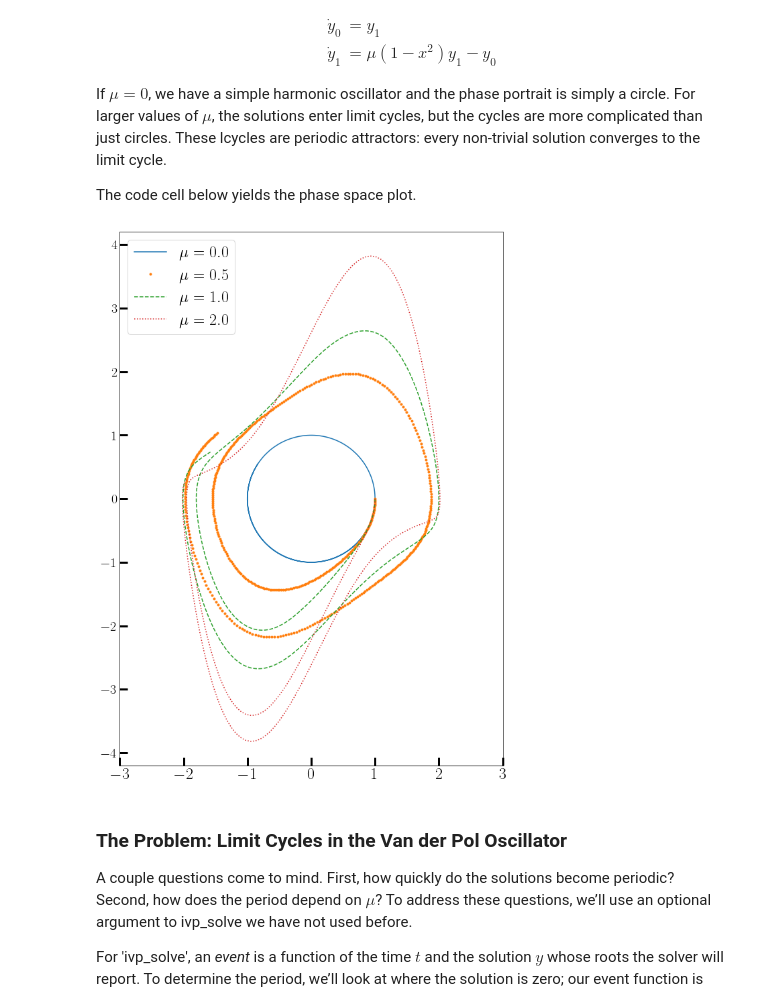
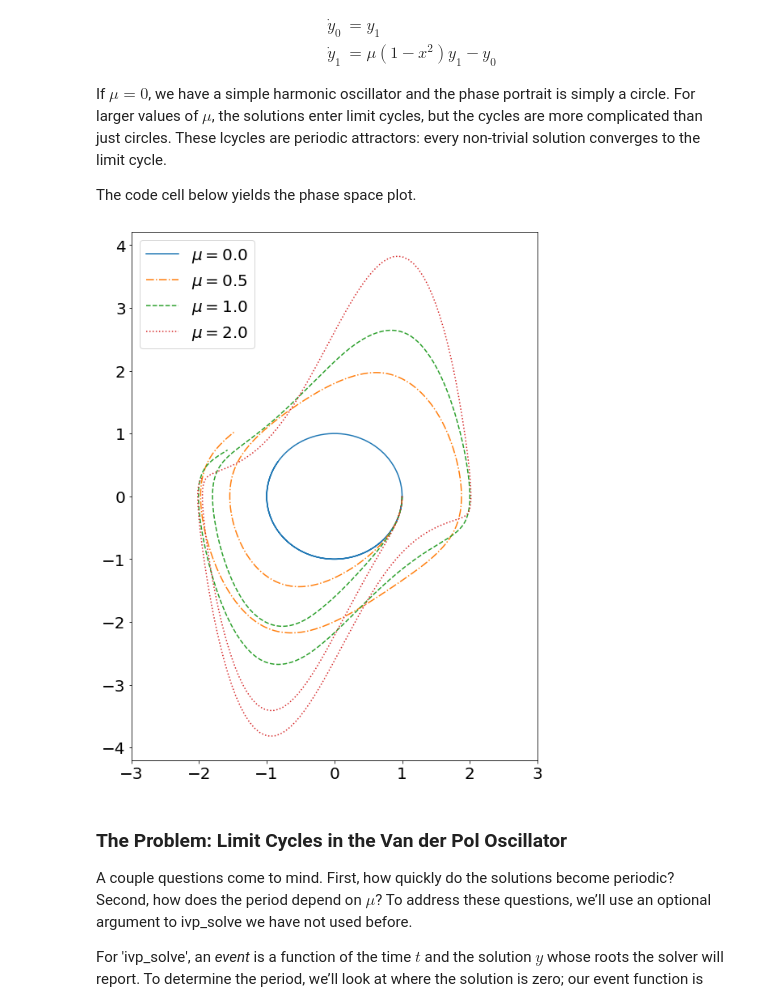
Before and after one commit to hariseldon99/msph402b, a Jupyter notebook: ODE_IVP_Pt2.ipynb, the cells around one changed output. Drawn from its saved outputs; the diff is of its cells as text; code cells hidden in the pictures.

```diff
--- a/ODE_IVP_Pt2.ipynb
+++ b/ODE_IVP_Pt2.ipynb
@@ -40,29 +42,29 @@ The code cell below yields the phase space plot.
 # %%
 import numpy as np
 from scipy.integrate import solve_ivp
 import matplotlib.pyplot as plt
 plt.rcParams['figure.figsize'] = (9,12)
 
 def vdp(t, z):
     x, y = z
     return [y, mu*(1 - x**2)*y - x]
 
 a, b = 0, 10
 
 mus = [0, 0.5, 1, 2]
-styles = ["-", ".", "--", ":"]
+styles = ["-", "-.", "--", ":"]
 t = np.linspace(a, b, 500)
 
 for mu, style in zip(mus, styles):
     sol = solve_ivp(vdp, [a, b], [1, 0], t_eval=t)
-    plt.plot(sol.y[0], sol.y[1], style)
+    plt.plot(sol.y[0], sol.y[1], linestyle=style, label=f"$\mu={mu:1.1f}$")
 
 # make a little extra horizontal room for legend
 plt.xlim([-3,3])
-plt.legend([f"$\mu={m:1.1f}$" for m in mus])
+plt.legend()
 plt.show()
 # %% [output]
-[figure, old version]
+[figure, new version]
 # %% [markdown]
 ### The Problem: Limit Cycles in the Van der Pol Oscillator
 
```
Also changed, not shown: parts of 7 cells of this notebook, 1 other file.
